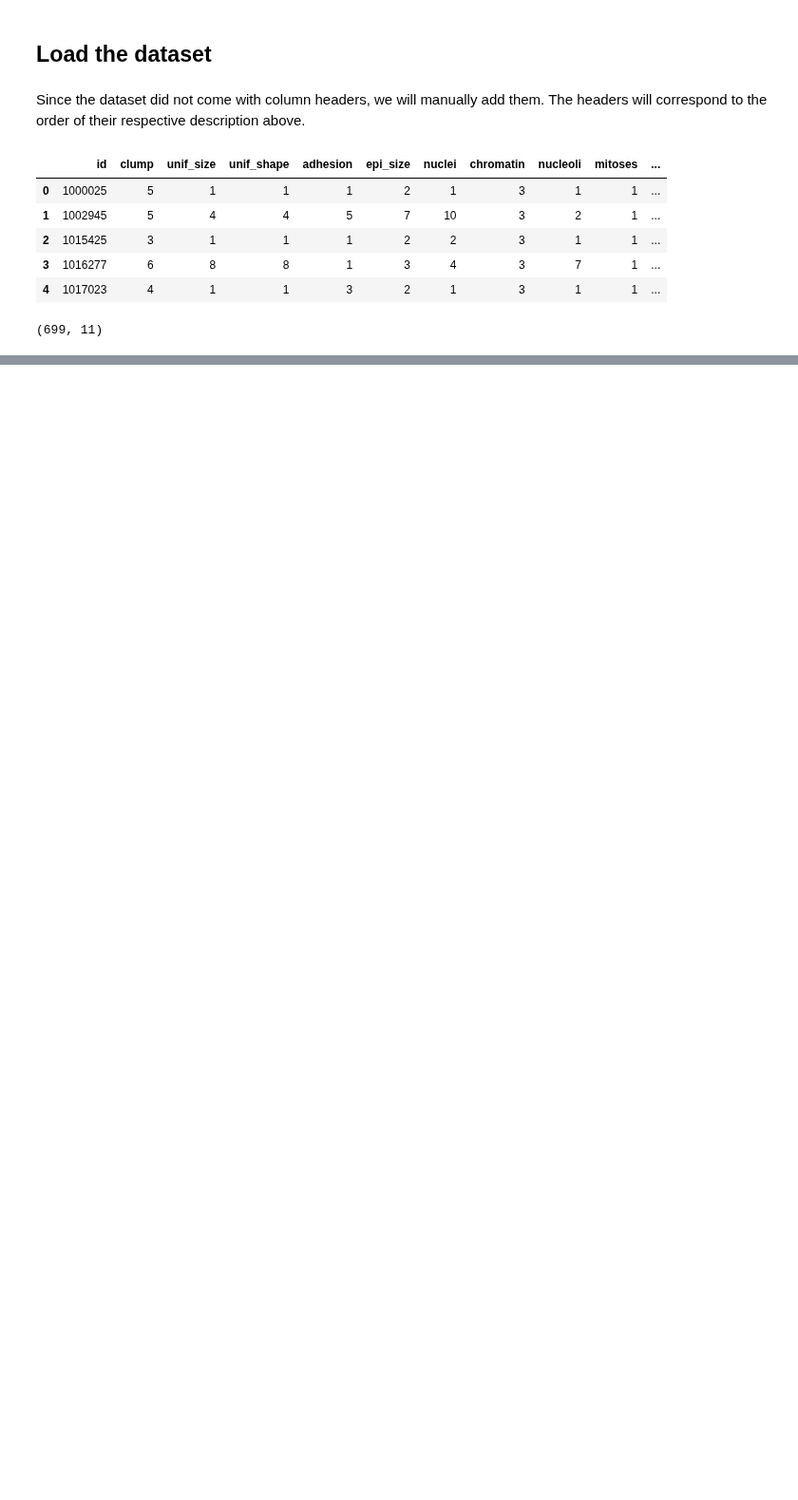
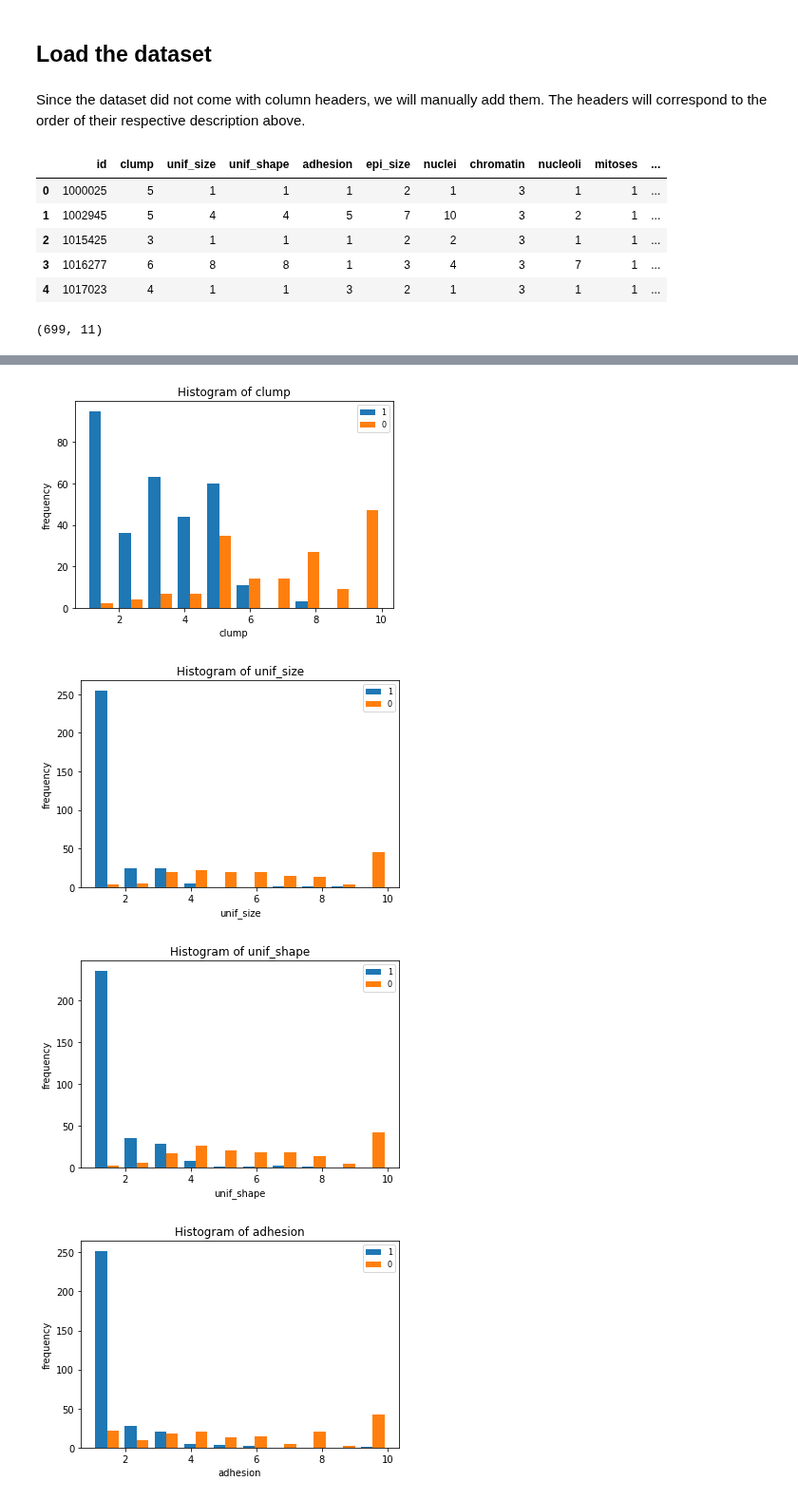
Before and after one commit to DSCI-310/DSCI-310-Group-5, a Jupyter notebook: analysis.ipynb, the cells around one changed output, grey strips where cells are left out. Shown at 95% size. Drawn from its saved outputs; the diff is of its cells as text; code cells hidden in the pictures; blank space fills up the shorter version.

```diff
--- a/analysis.ipynb
+++ b/analysis.ipynb
@@ -48,0 +109,2 @@ dataset.shape
+# %%
+dataset = dataset[(dataset.values != '?').all(axis=1)]
@@ -48,0 +127,4 @@ dataset.shape
+# %%
+dataset['class'].value_counts(normalize = True)
+dataset['class'] = dataset['class'].replace([2],0)
+dataset['class'] = dataset['class'].replace([4],1)
@@ -48,0 +144,11 @@ dataset.shape
+# %%
+dataset = dataset.drop(columns=["id"])
+dataset['nuclei'] = dataset['nuclei'].astype(int)
+train_df, test_df = train_test_split(dataset, test_size=0.3, random_state=123)
+X_train = train_df.drop(columns=["class"])
+X_test = test_df.drop(columns=["class"])
+
+y_train = train_df["class"]
+y_test = test_df["class"]
+numeric_looking_columns = X_train.select_dtypes(include=np.number).columns.tolist()
+train_df.info()
@@ -48,0 +173,22 @@ dataset.shape
+# %%
+benign_cases = train_df[train_df["class"] == 0]
+
+malignant_cases = train_df[train_df["class"] == 1]
+
+def plots():
+    for x in numeric_looking_columns:
+        x1 = benign_cases[x]
+        y1 = malignant_cases[x]
+        plt.hist([x1, y1], label=['1', '0'])
+        plt.title('Histogram of ' + x)
+        plt.xlabel(x)
+        plt.ylabel('frequency')
+        plt.legend(loc='upper right', fontsize = 8)
+        plt.show()
+
+plots()
+# %% [output]
+[figure, added]
+[figure, added]
+[figure, added]
+[figure, added]
```
Also changed, not shown: parts of 14 cells of this notebook.
